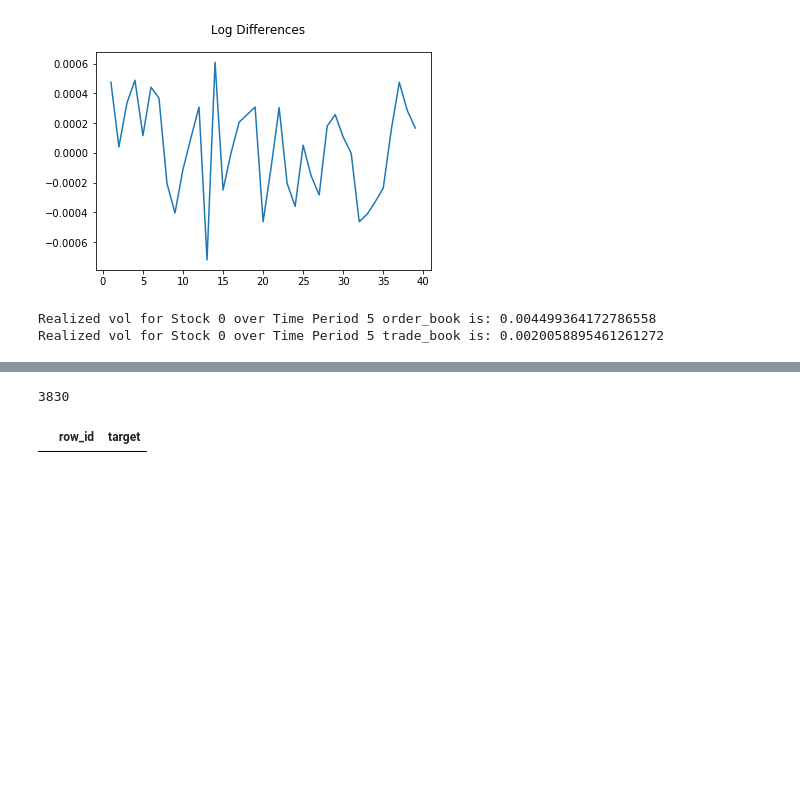
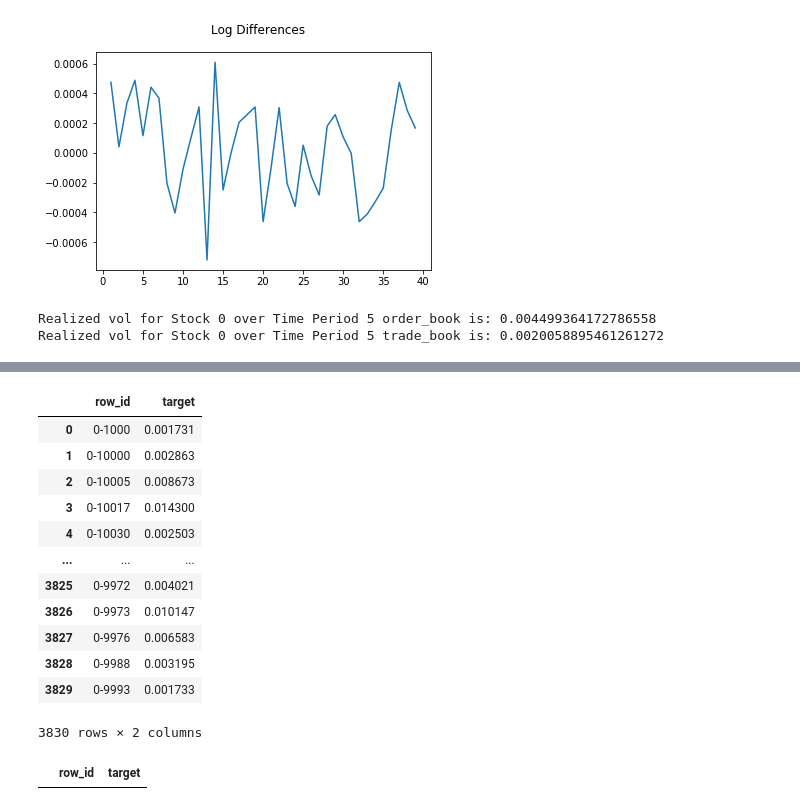
Before and after one commit to EricPPeterson/Optiver, a Jupyter notebook: optiver2.ipynb, the cells around one changed output, grey strips where cells are left out. Cells and saved outputs as stored; diff of their text form; code cells hidden in the pictures; blank space fills up the shorter version.

```diff
--- a/optiver2.ipynb
+++ b/optiver2.ipynb
@@ -142,7 +144,19 @@ ans = orderBookVol(orderPath[0], predictionColumn)
-# %%
-len(ans)
-# %% [output]
-3830
+# %%
+ans
+# %% [output]
+|  | row_id | target |
+| 0 | 0-1000 | 0.001731 |
+| 1 | 0-10000 | 0.002863 |
+| 2 | 0-10005 | 0.008673 |
+| 3 | 0-10017 | 0.014300 |
+| 4 | 0-10030 | 0.002503 |
+| ... | ... | ... |
+| 3825 | 0-9972 | 0.004021 |
+| 3826 | 0-9973 | 0.010147 |
+| 3827 | 0-9976 | 0.006583 |
+| 3828 | 0-9988 | 0.003195 |
+| 3829 | 0-9993 | 0.001733 |
+3830 rows × 2 columns
 # %%
 #loop thorugh all of the books:
 response = pd.DataFrame()
```
Also changed, not shown: parts of 1 cell of this notebook, 3 other files.
